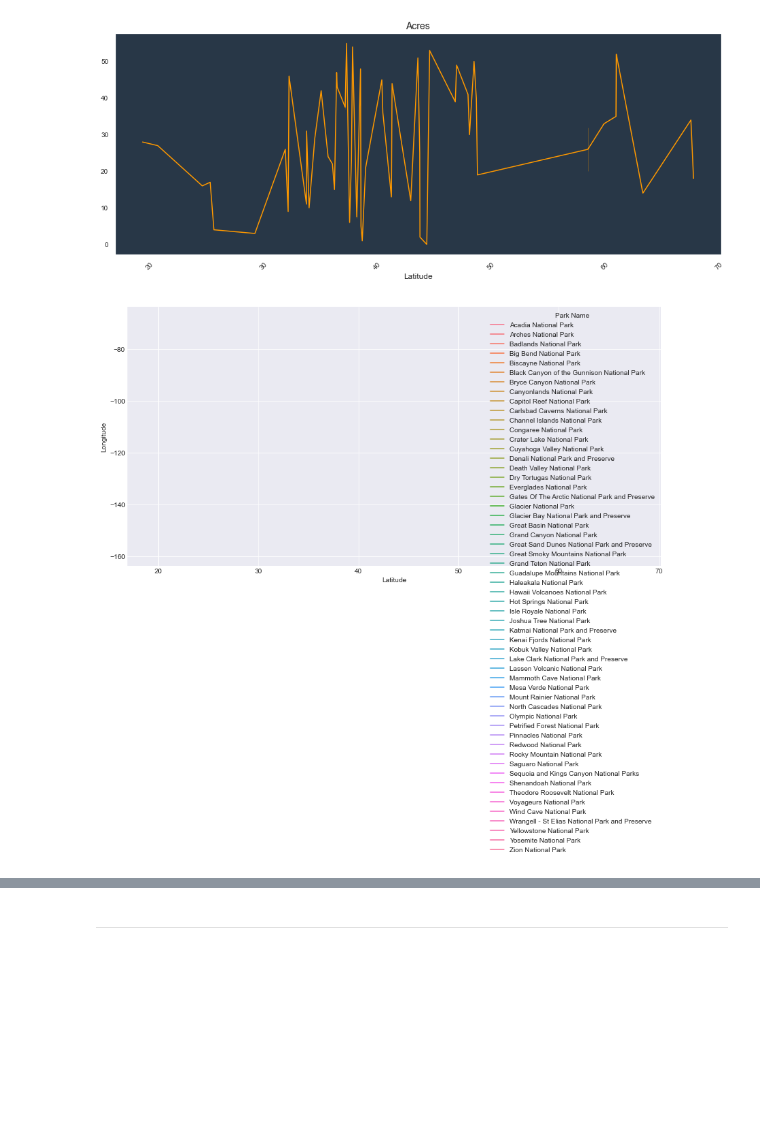
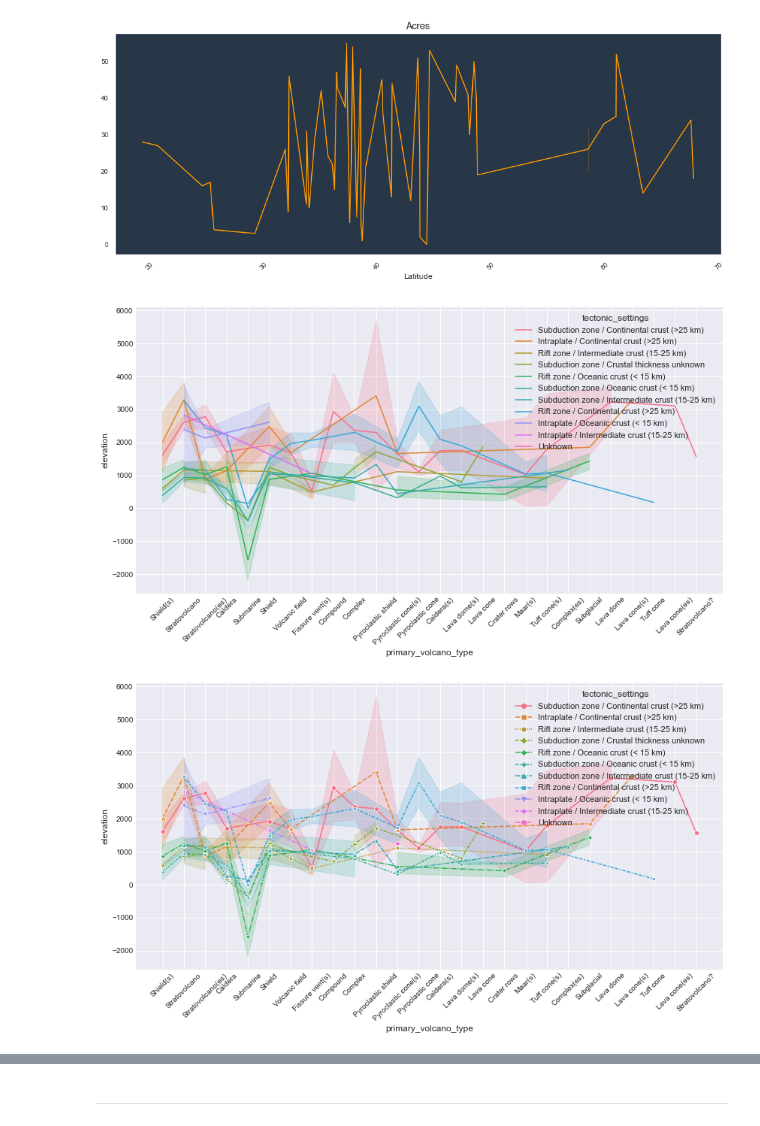
Before and after one commit to NikkiBytes/Statistics-Practice, a Jupyter notebook: visualization.ipynb, the cells around one changed output, grey strips where cells are left out. Drawn from its saved outputs; the diff is of its cells as text; code cells hidden in the pictures; blank space fills up the shorter version.

```diff
--- a/visualization.ipynb
+++ b/visualization.ipynb
@@ -18,6 +18,6 @@ import matplotlib.pyplot as plt
 import matplotlib as mpl
 import os
 # %%
-data_path="C:\\Users\\19802\\Documents\\dev\\practice_data\\national_parks_species"
+data_path="C:\\Users\\19802\\Documents\\dev\\practice_data"
 print("[INFO] pointing to data folder: %s"%data_path)
 # %% [output]
@@ -25,6 +25,8 @@ print("[INFO] pointing to data folder: %s"%data_path)
 # %%
-parks=pd.read_csv(os.path.join(data_path, "parks.csv"))
-species=pd.read_csv(os.path.join(data_path, "species.csv"))
+# load data
+parks=pd.read_csv(os.path.join(data_path, "national_parks_species\\parks.csv"))
+species=pd.read_csv(os.path.join(data_path, "national_parks_species\\species.csv"))
+volcano=pd.read_csv(os.path.join(data_path, "volcanoes\\volcano.csv"))
 # %%
 parks.head()
 # %% [output]
@@ -84,9 +99,22 @@ plt.show()
 # %%
 # Show groups with different colors using "hue"
 plt.figure(figsize=(14,7))
 plt.style.use('seaborn-darkgrid')
+plt.xticks(rotation=45)
+
 # Group variable using "hue" that will produce lines with different colors
-sns.lineplot(x="Latitude" , y="Longitude" , hue="Park Name" , data=parks)
+sns.lineplot(x='primary_volcano_type' , y="elevation" , hue= 'tectonic_settings', data=volcano)
 plt.show()
 # %% [output]
-[figure, old version]
+[figure, new version]
+# %%
+# Show groups with different colors using "hue"
+plt.figure(figsize=(14,7))
+plt.style.use('seaborn-darkgrid')
+plt.xticks(rotation=45)
+
+# Group variable using "hue" that will produce lines with different colors
+sns.lineplot(x='primary_volcano_type' , y="elevation" , hue= 'tectonic_settings', style='tectonic_settings', markers=True, data=volcano)
+plt.show()
+# %% [output]
+[figure, added]
```
Also changed, not shown: parts of 6 cells of this notebook.
